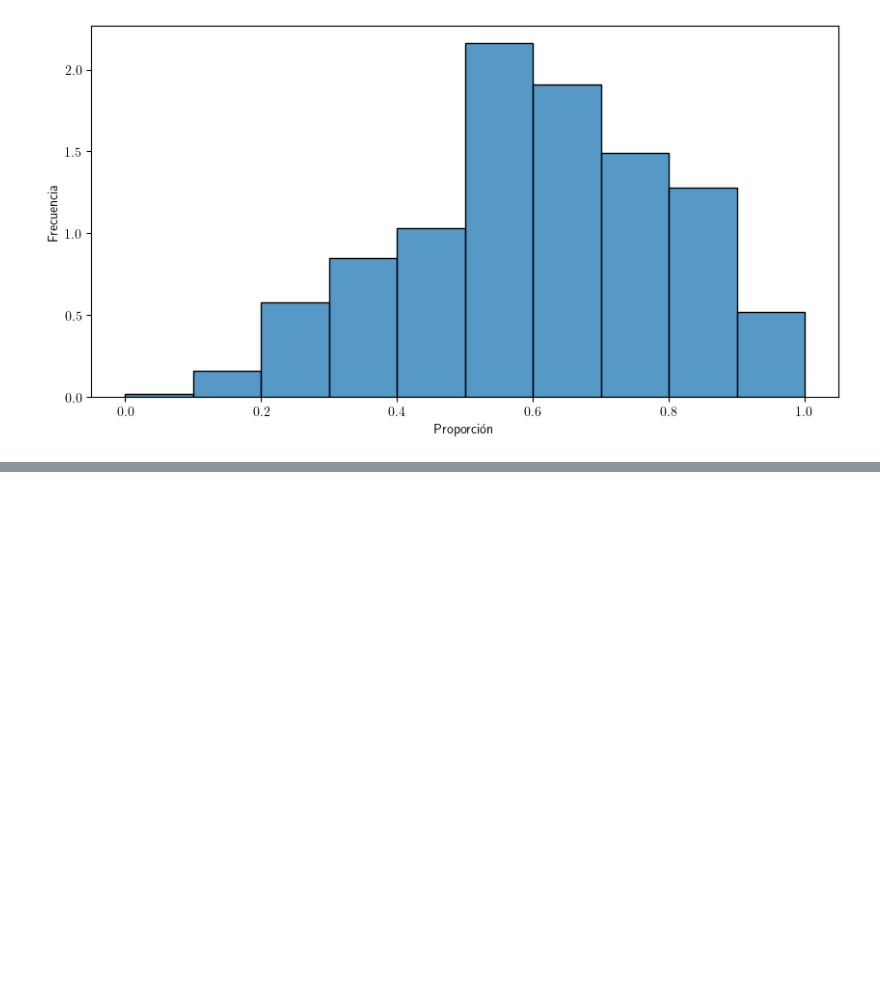
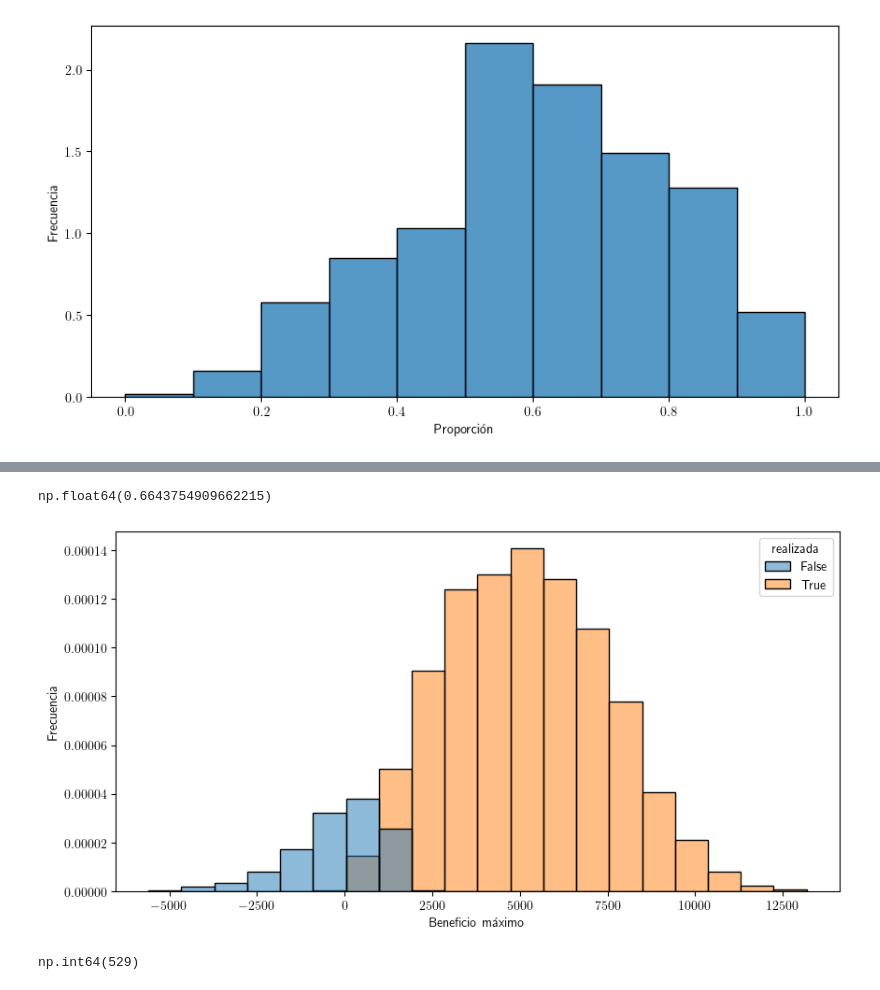
Before and after one commit to sponja23/invop-tp, a Jupyter notebook: experimentos/objetivo.ipynb, the cells around one changed output, grey strips where cells are left out. Saved outputs shown, nothing was run; the diff lists cells and outputs as text; code cells hidden in the pictures; blank space fills up the shorter version.

```diff
--- a/experimentos/objetivo.ipynb
+++ b/experimentos/objetivo.ipynb
@@ -214,0 +257,34 @@ plt.show()
+# %%
+(df_ordenes[~df_ordenes["realizada"]]["beneficio_maximo"] >= 0).mean()
+# %% [output]
+np.float64(0.6643754909662215)
+# %%
+fig, ax = plt.subplots(1, 1, figsize=(10, 5))
+
+df_ordenes_realizables = df_ordenes[df_ordenes["realizable"]]
+
+sns.histplot(
+    df_ordenes_realizables,
+    x="beneficio_maximo",
+    bins=20,
+    ax=ax,
+    stat="density",
+    hue="realizada",
+)
+
+ax.set_xlabel("Beneficio máximo")
+ax.set_ylabel("Frecuencia")
+
+# Save
+plt.savefig("graficos/exp1/distribucion_beneficio_maximo_realizable.pdf")
+
+plt.show()
+# %% [output]
+[figure, added]
+# %%
+(
+    df_ordenes_realizables[~df_ordenes_realizables["realizada"]]["beneficio_maximo"]
+    >= 0
+).mean()
+# %% [output]
+np.int64(529)
```
Also changed, not shown: parts of 4 cells of this notebook, 4 other files.
